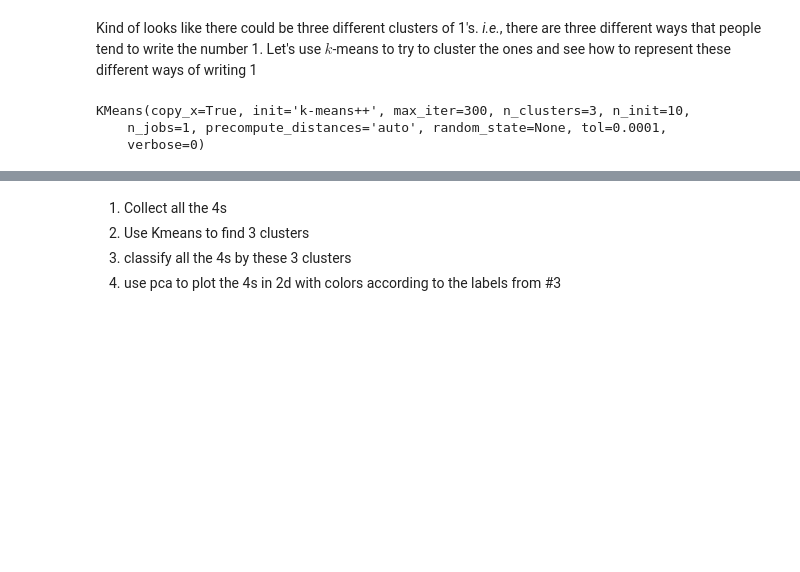
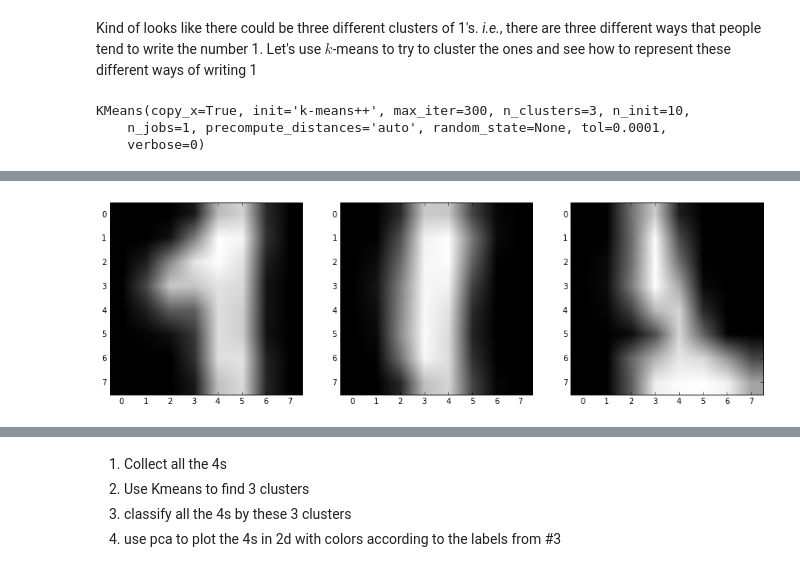
Before and after one commit to asberk/ubcs3, a Jupyter notebook: UBCS3.4 (28 October 2016).ipynb, the cells around one changed output, grey strips where cells are left out. Saved outputs shown, nothing was run; the diff lists cells and outputs as text; code cells hidden in the pictures; blank space fills up the shorter version.

```diff
--- a/UBCS3.4 (28 October 2016).ipynb
+++ b/UBCS3.4 (28 October 2016).ipynb
@@ -99,3 +99,11 @@ for j in range(N_clus):
+# %%
+fig,ax = plt.subplots(1,3,figsize=(15,8))
+for j in range(3):
+    this_one = ones[ones_km.labels_ == j]
+    archetype = np.mean(this_one, axis=0)
+    ax[j].imshow(archetype.reshape(8,8),cmap='gray')
+# %% [output]
+[figure, added]
 # %%
 N = 3
 plt.figure(figsize=(10,10))
```
Also changed, not shown: parts of 5 cells of this notebook.
